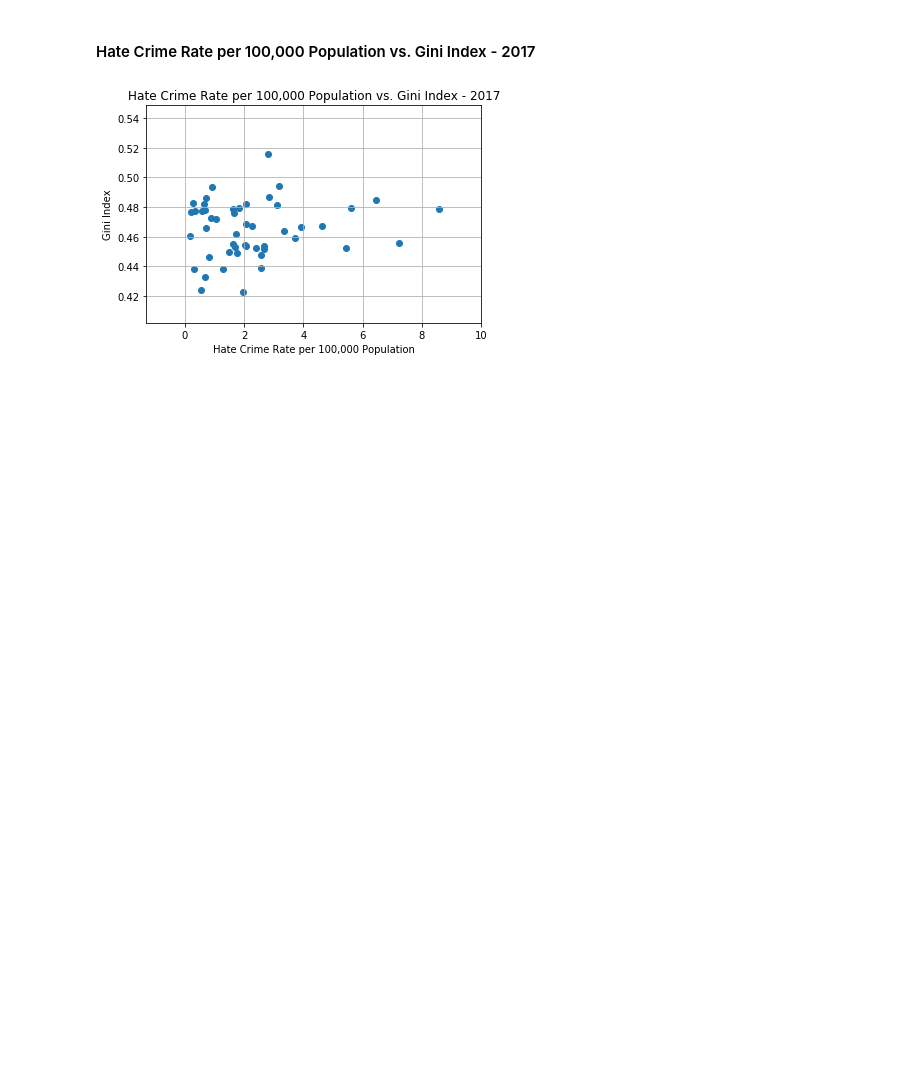
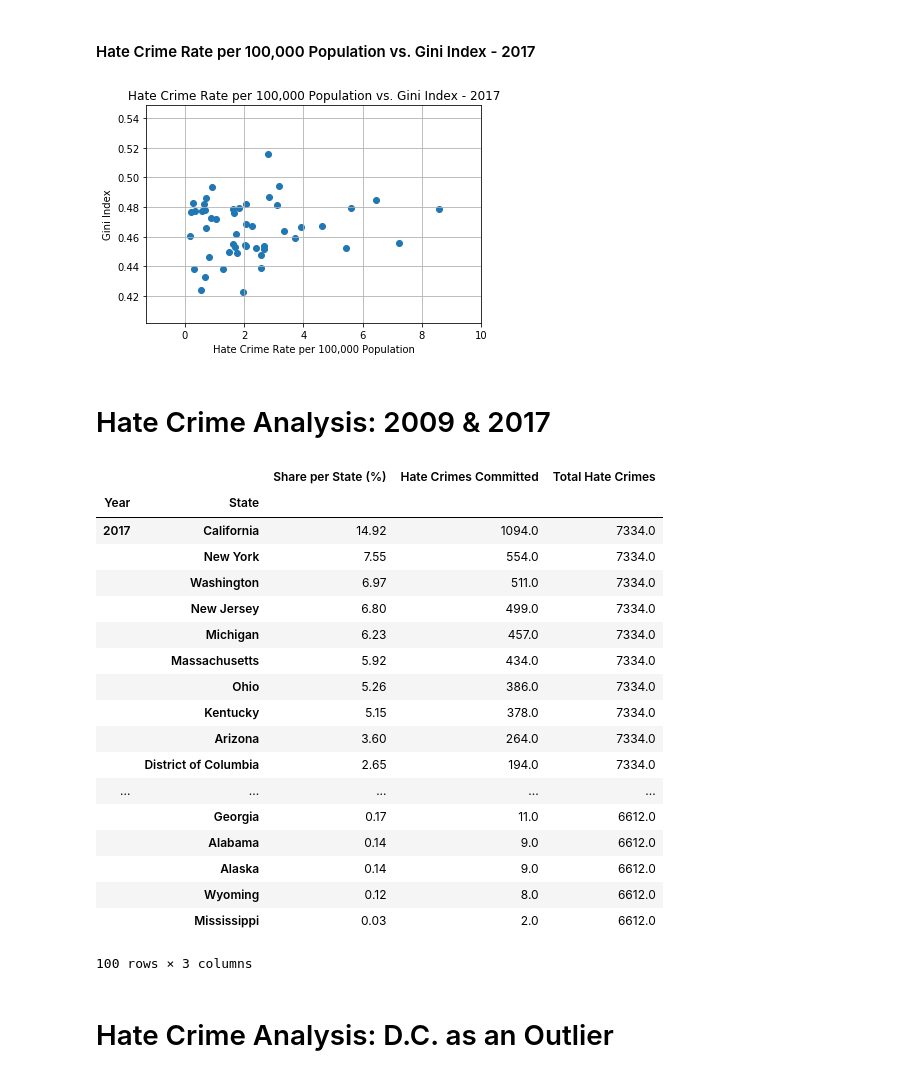
Before and after one commit to ZGrinacoff/Eight-Years-Later, a Jupyter notebook: hate_crime.ipynb, the cells around one changed output. Cells and saved outputs as stored; diff of their text form; code cells hidden in the pictures; blank space fills up the shorter version.

```diff
--- a/hate_crime.ipynb
+++ b/hate_crime.ipynb
@@ -579,3 +604,31 @@ plt.grid(True)
 plt.show()
 # %% [output]
 [figure]
+# %% [markdown]
+# Hate Crime Analysis: 2009 & 2017
+# %%
+# Append the 2009 and 2017 summary DFs.
+combined_summary_df = summary_2009_df.append(summary_2017_df, ignore_index=True)
+combined_summary_df = combined_summary_df.groupby(['Year', 'State']).sum()
+combined_summary_df = combined_summary_df.sort_values(by=['Year','Share per State (%)'], ascending=False)
+combined_summary_df
+# %% [output]
+|  |  | Share per State (%) | Hate Crimes Committed | Total Hate Crimes |
+| Year | State |  |  |  |
+| 2017 | California | 14.92 | 1094.0 | 7334.0 |
+|  | New York | 7.55 | 554.0 | 7334.0 |
+|  | Washington | 6.97 | 511.0 | 7334.0 |
+|  | New Jersey | 6.80 | 499.0 | 7334.0 |
+|  | Michigan | 6.23 | 457.0 | 7334.0 |
+|  | Massachusetts | 5.92 | 434.0 | 7334.0 |
+|  | Ohio | 5.26 | 386.0 | 7334.0 |
+|  | Kentucky | 5.15 | 378.0 | 7334.0 |
+|  | Arizona | 3.60 | 264.0 | 7334.0 |
+|  | District of Columbia | 2.65 | 194.0 | 7334.0 |
+| ... | ... | ... | ... | ... |
+|  | Georgia | 0.17 | 11.0 | 6612.0 |
+|  | Alabama | 0.14 | 9.0 | 6612.0 |
+|  | Alaska | 0.14 | 9.0 | 6612.0 |
+|  | Wyoming | 0.12 | 8.0 | 6612.0 |
+|  | Mississippi | 0.03 | 2.0 | 6612.0 |
+100 rows × 3 columns
@@ -581,0 +637,2 @@ plt.show()
+# %% [markdown]
+# Hate Crime Analysis: D.C. as an Outlier
```
Also changed, not shown: parts of 5 cells of this notebook.
